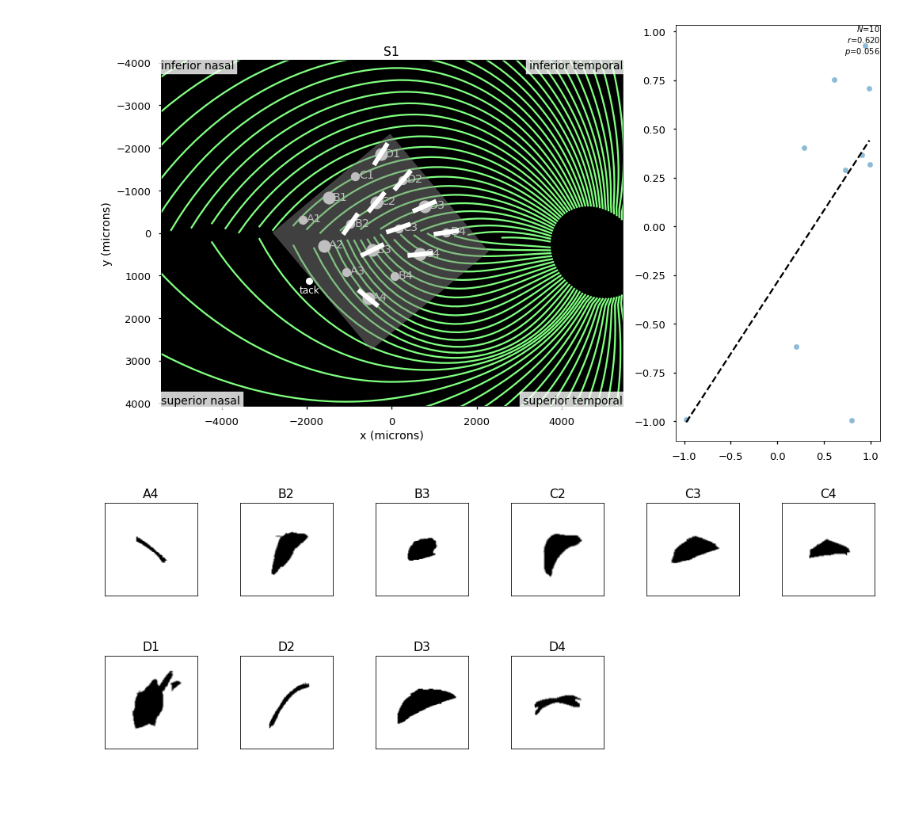
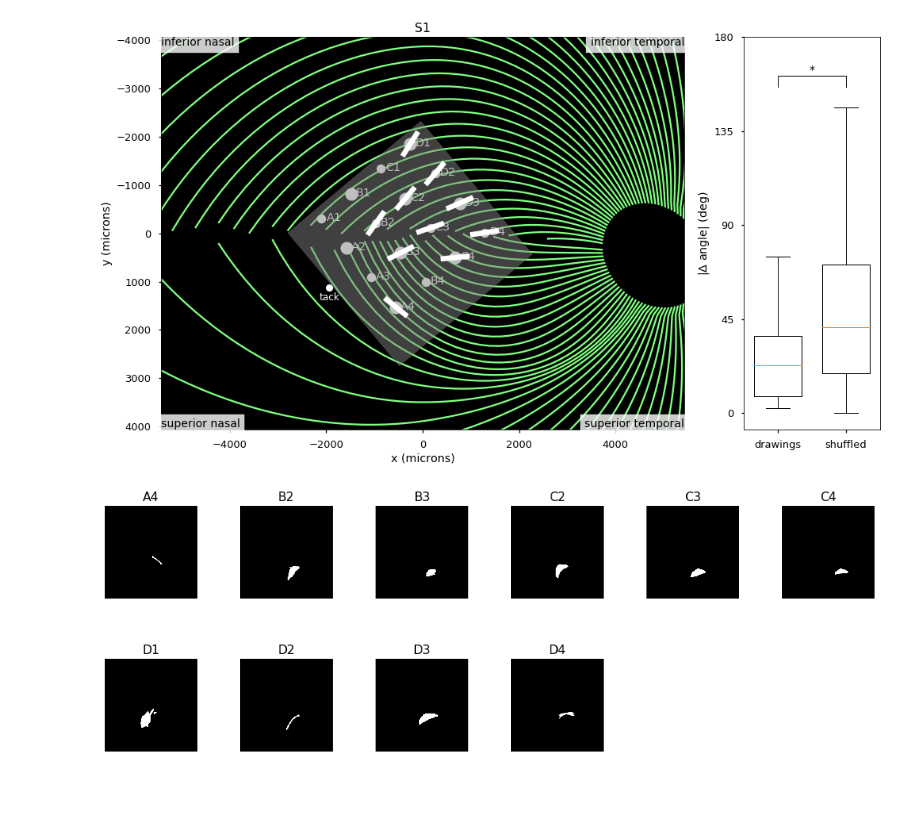
Before and after one commit to VisCog/ArgusShapes, a Jupyter notebook: examples/notebooks/fig4-axon-map.ipynb, the cells around one changed output. Saved outputs shown, nothing was run; the diff lists cells and outputs as text; code cells hidden in the pictures.

```diff
--- a/examples/notebooks/fig4-axon-map.ipynb
+++ b/examples/notebooks/fig4-axon-map.ipynb
@@ -99,39 +137,35 @@ subject = 'S1'
 # %%
 fig = plt.figure(figsize=(14, 8))
-ax1 = plt.subplot2grid((1, 3), (0, 0), colspan=2)
+ax1 = plt.subplot2grid((1, 4), (0, 0), colspan=3)
 plot_orientation(subject, y_mean[subject], subjectdata, ax1)
 
-ax2 = plt.subplot2grid((1, 3), (0, 2))
-orient_true = y_mean[subject]['orientation']
-orient_tangent = calc_subject_tangents(subject, y_mean, subjectdata)
-argus_shapes.viz.scatter_correlation(np.sin(2 * orient_true), np.sin(2 * orient_tangent), ax2)
-# argus_shapes.viz.scatter_correlation(orient_true, orient_tangent, ax2)
+ax2 = plt.subplot2grid((1, 4), (0, 3))
+plot_box(angles_true, angles_random, is_signif, ax2)
 
 fig.tight_layout()
 fig.savefig('%s-axons.eps' % subject)
 # %% [output]
-[figure, old version]
+[figure, new version]
 # %%
 yy = y_mean[subject]
 els = yy.electrode.unique()
 ncols = 6
 nrows = int(np.ceil(len(els) / ncols))
 fig, axes = plt.subplots(ncols=ncols, nrows=nrows, figsize=(14, 3 * nrows))
 for ax in axes.ravel():
     ax.axis('off')
 for el, ax in zip(els, axes.ravel()):
     ax.axis('on')
     row = yy[yy['electrode'] == el].reset_index()
     if row.empty:
         continue
     img = row.image[0]
-    img = argus_shapes.imgproc.center_phosphene(img)
-    img = argus_shapes.imgproc.scale_phosphene(img, scale)
-    ax.imshow(1 - img, cmap='gray')
+    ax.imshow(img, cmap='gray')
+    ax.axis('off')
     ax.set_xticks([])
     ax.set_yticks([])
     ax.set_title(el)
 fig.tight_layout()
 fig.savefig('%s-axons-drawings.eps' % subject)
 # %% [output]
-[figure, old version]
+[figure, new version]
```
Also changed, not shown: parts of 18 cells of this notebook.
